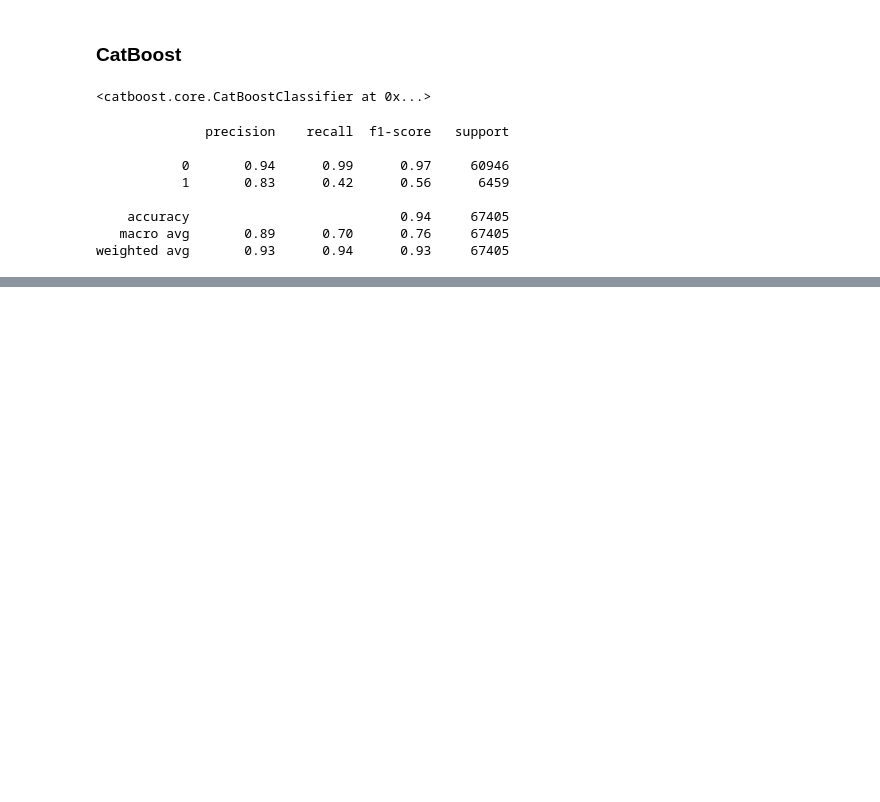
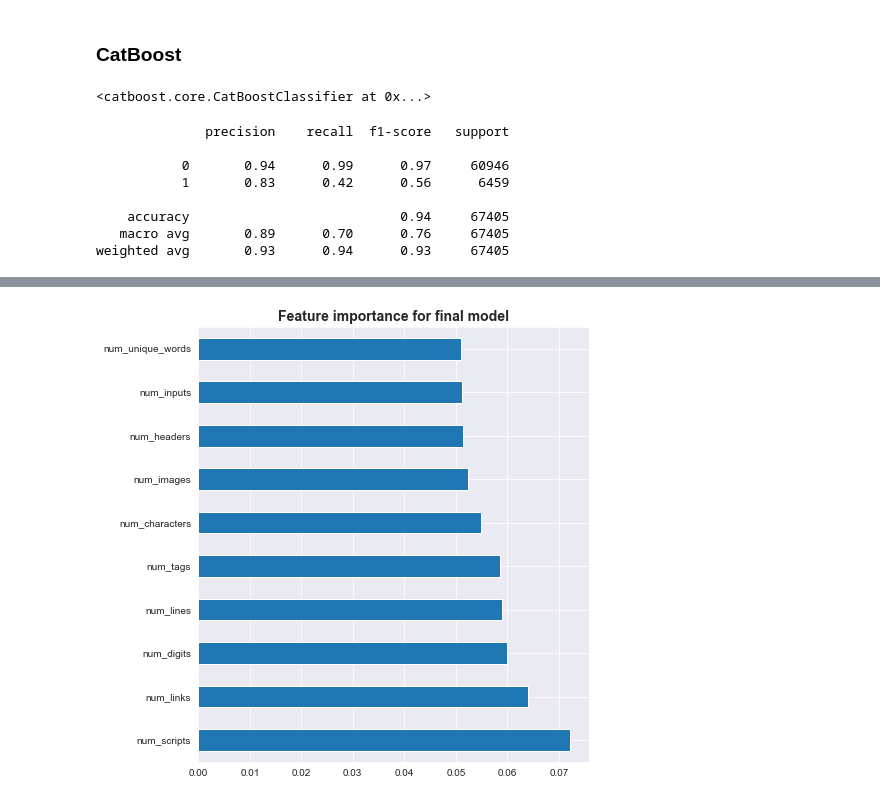
Before and after one commit to ohryshyn/sponsored-ad-prediction, a Jupyter notebook: models/models_eval.ipynb, the cells around one changed output, grey strips where cells are left out. Cells and saved outputs as stored; diff of their text form; code cells hidden in the pictures; blank space fills up the shorter version.

```diff
--- a/models/models_eval.ipynb
+++ b/models/models_eval.ipynb
@@ -189,0 +259,9 @@ plt.savefig('model_roc.svg', bbox_inches = 'tight')
+# %%
+(pd.Series(rf_no_text.feature_importances_, index=X.iloc[:, :31].columns)
+   .nlargest(10)
+   .plot(kind='barh'))
+
+plt.title('Feature importance for final model', fontsize=14, fontweight='bold')
+plt.savefig('feature_importance.svg', bbox_inches = 'tight')
+# %% [output]
+[figure, added]
```
Also changed, not shown: parts of 12 cells of this notebook, 4 other files.
